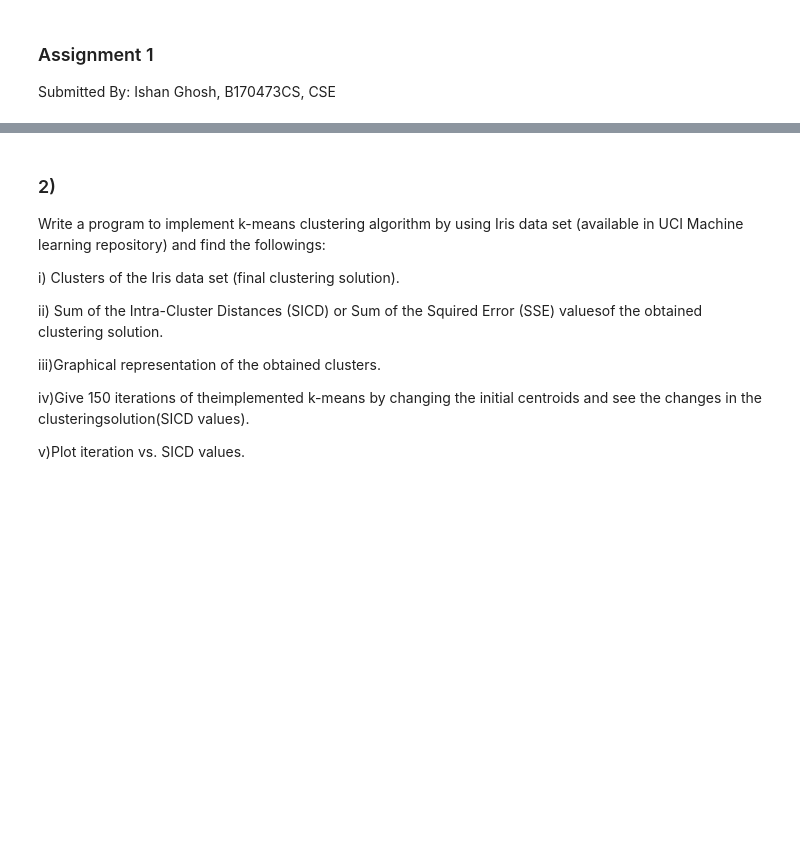
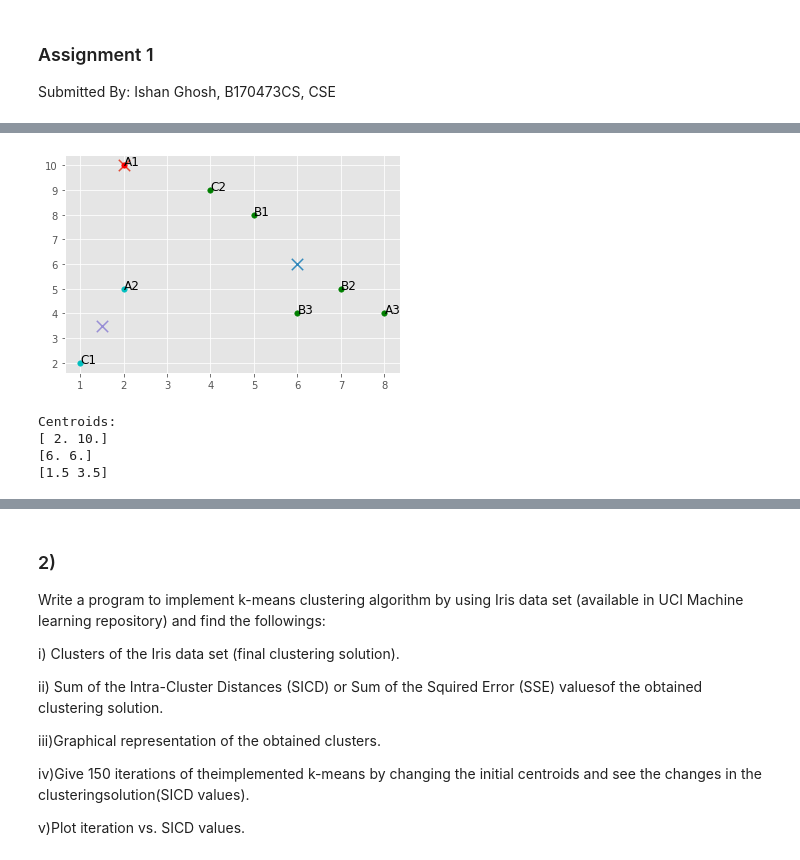
Before and after one commit to Ishan1742/data-mining, a Jupyter notebook: Clustering.ipynb, the cells around one changed output, grey strips where cells are left out. Drawn from its saved outputs; the diff is of its cells as text; code cells hidden in the pictures; blank space fills up the shorter version.

```diff
--- a/Clustering.ipynb
+++ b/Clustering.ipynb
@@ -3,0 +137,32 @@ Submitted By: Ishan Ghosh, B170473CS, CSE
+# %%
+def plot_graph(km):
+    colors = 10*["r", "g", "c", "b", "k"]
+    txt = ['A1', 'A2', 'A3', 'B1', 'B2', 'B3', 'C1', 'C2']
+    for centroid in km.centroids:
+        plt.scatter(km.centroids[centroid][0], km.centroids[centroid][1], s=130, marker='x')
+    for classification in km.classes:
+        color = colors[classification]
+        for features in km.classes[classification]:
+            plt.scatter(features[0], features[1], color=color, s=30)
+    for i, point in enumerate(txt):
+        plt.annotate(point, (X[i][0], X[i][1]), fontsize='large')
+    plt.show()
+# %%
+# solves (a) run for only one iteration
+km = KMeans(3,0,1)
+centroids = np.array([[2,10],
+              [5,8],
+              [1,2]])
+km.fit(X, centroids)
+
+plot_graph(km)
+
+print('Centroids:')
+for centroid in km.centroids:
+    print(km.centroids[centroid])
+# %% [output]
+[figure, added]
+Centroids:
+[ 2. 10.]
+[6. 6.]
+[1.5 3.5]
```
Also changed, not shown: parts of 12 cells of this notebook, 2 other files.
